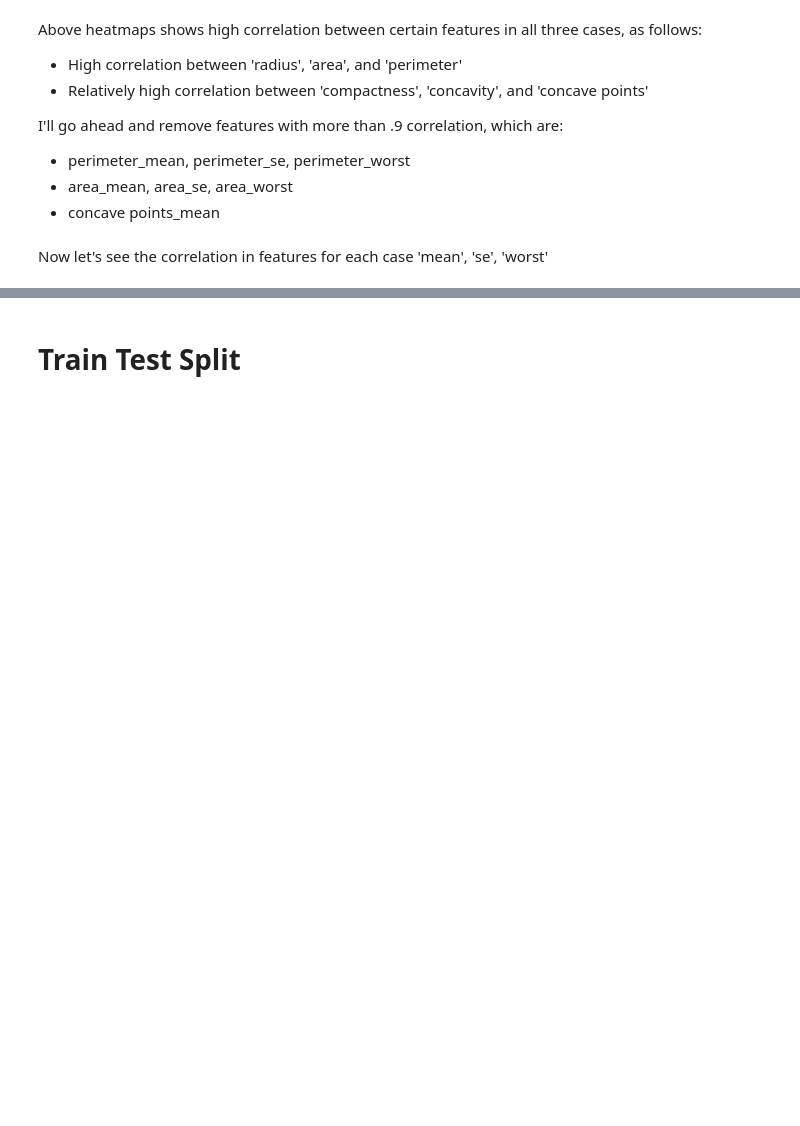
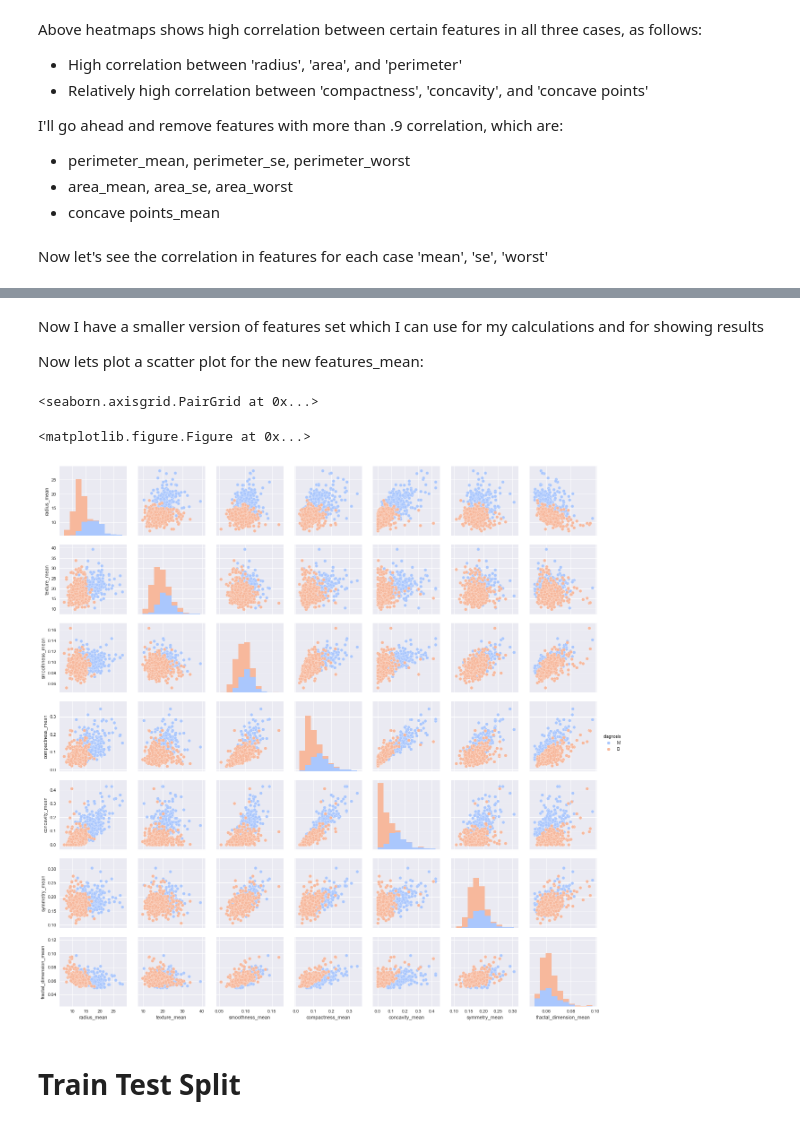
Before and after one commit to ahmadnish/FOML2017, a Jupyter notebook: neish.ipynb, the cells around one changed output, grey strips where cells are left out. Drawn from its saved outputs; the diff is of its cells as text; code cells hidden in the pictures; blank space fills up the shorter version.

```diff
--- a/neish.ipynb
+++ b/neish.ipynb
@@ -119,6 +173,14 @@ df[feature_list[0]].head()
+# %% [markdown]
+Now I have a smaller version of features set which I can use for my calculations and for showing results
+
+Now lets plot a scatter plot for the new features_mean:
 # %%
 plt.figure(figsize=(15,15))
-sns.pairplot(pd.concat([data.diagnosis,df[feature_mean]], axis = 1), hue= 'diagnosis', palette='coolwarm')
+sns.pairplot(pd.concat([data.diagnosis,df[features_mean_2]], axis = 1), hue= 'diagnosis', palette='coolwarm')
+# %% [output]
+<seaborn.axisgrid.PairGrid at 0x...>
+<matplotlib.figure.Figure at 0x...>
+[figure, added]
 # %%
 # Some remarks:
 # 1. Database is biased to having more benign(zeros) than malignant(ones) tumors
```
Also changed, not shown: parts of 13 cells of this notebook.
